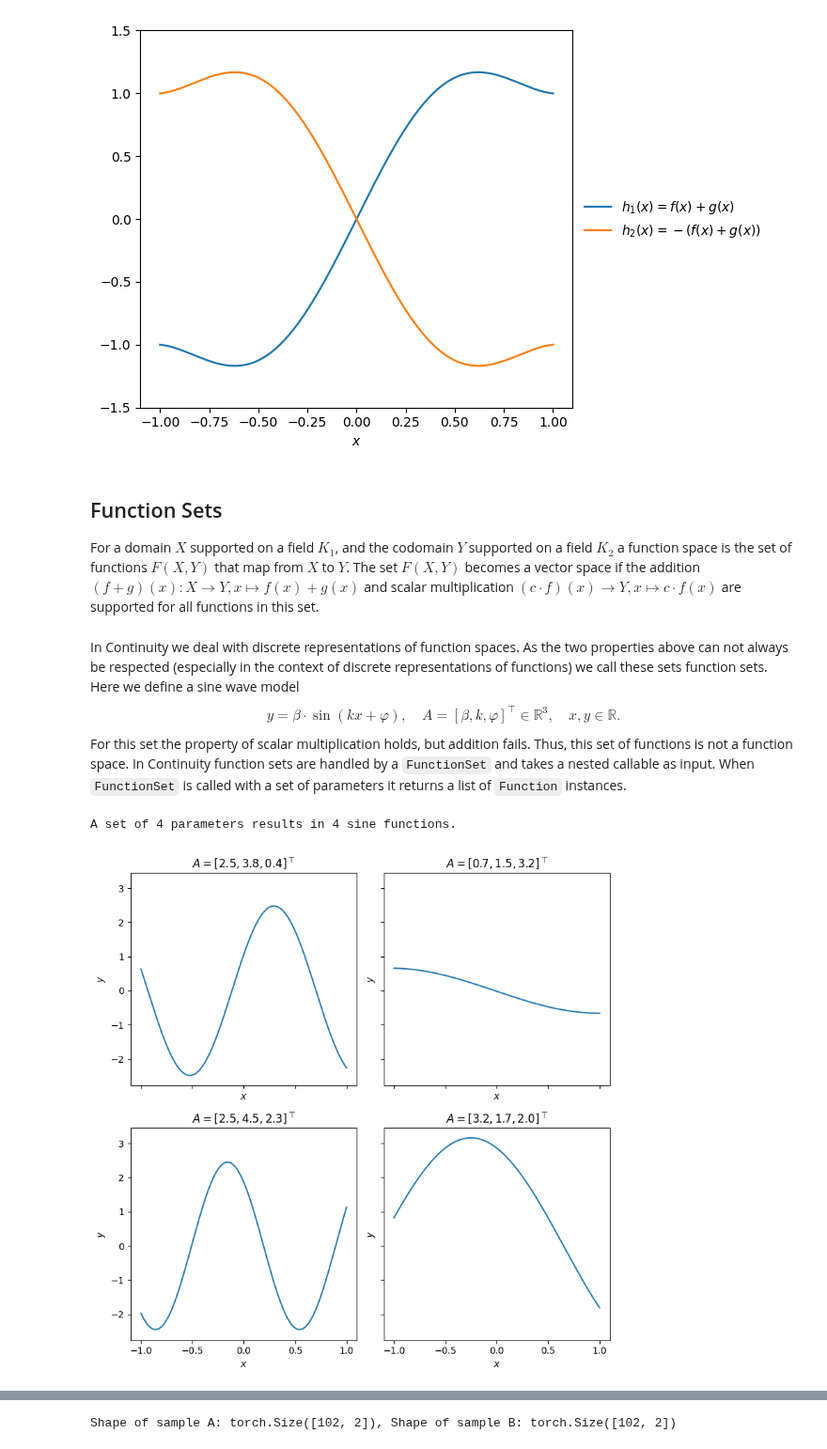
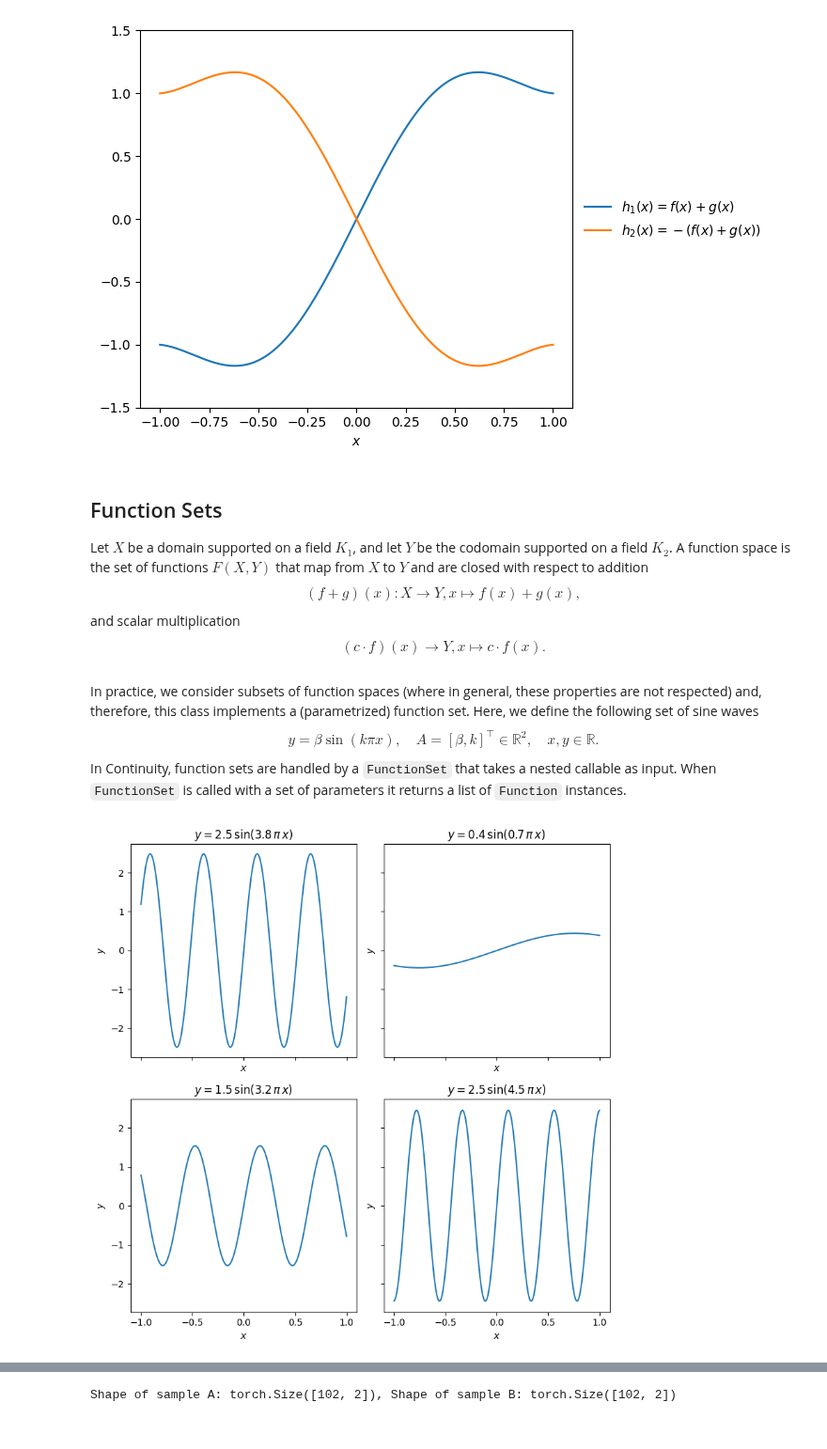
Before and after one commit to aai-institute/continuiti, a Jupyter notebook: examples/functions.ipynb, the cells around one changed output, grey strips where cells are left out. Shown at 94% size. Saved outputs shown, nothing was run; the diff lists cells and outputs as text; code cells hidden in the pictures.

```diff
--- a/examples/functions.ipynb
+++ b/examples/functions.ipynb
@@ -84,40 +84,44 @@ plt.tight_layout()
 # %% [markdown]
 ## Function Sets
 
- For a domain $X$ supported on a field $K_1$, and the codomain $Y$ supported on a field $K_2$ a function space is the set of functions $F(X, Y)$ that map from $X$ to $Y$. The set $F(X,Y)$ becomes a vector space if the addition $(f+g)(x):X \rightarrow Y, x\mapsto f(x)+g(x)$ and scalar multiplication $(c\cdot f)(x) \rightarrow Y, x\mapsto c\cdot f(x)$ are supported for all functions in this set.
+ Let $X$ be a domain supported on a field $K_1$, and let $Y$ be the codomain supported on a field $K_2$. A function space is the set of functions $F(X, Y)$ that map from $X$ to $Y$ and are closed with respect to addition
+ $$
+ (f+g)(x):X \rightarrow Y, x\mapsto f(x)+g(x),
+ $$
+ and scalar multiplication
+ $$
+ (c\cdot f)(x) \rightarrow Y, x\mapsto c\cdot f(x).
+ $$
 # %% [markdown]
-In Continuity we deal with discrete representations of function spaces. As the two properties above can not always be respected (especially in the context of discrete representations of functions) we call these sets function sets.
-Here we define a sine wave model
+In practice, we consider subsets of function spaces (where in general, these properties are not respected) and,
+    therefore, this class implements a (parametrized) function set.
+Here, we define the following set of sine waves
 $$
-y = \beta \cdot \sin(k x +\varphi ),\quad A=[\beta, k, \varphi]^\top\in\mathbb{R}^3,\quad x, y\in\mathbb{R}.
+y = \beta \sin(k\pi x),\quad A=[\beta, k]^\top\in\mathbb{R}^2,\quad x, y\in\mathbb{R}.
 $$
-For this set the property of scalar multiplication holds, but addition fails. Thus, this set of functions is not a function space. In Continuity function sets are handled by a `FunctionSet` and takes a nested callable as input.
+In Continuity, function sets are handled by a `FunctionSet` that takes a nested callable as input.
 When `FunctionSet` is called with a set of parameters it returns a list of `Function` instances.
 # %%
-from continuity.data.function_dataset import FunctionSet
+from continuity.data.function import FunctionSet
 
-sine_set = FunctionSet(lambda a: lambda x: a[0] * torch.sin(a[1] * x + a[2]))
+sine_set = FunctionSet(lambda a: Function(lambda x: a[0] * torch.sin(a[1] * torch.pi * x)))
 
-parameters = 5 * torch.rand(4, 3)  # 4 sets of 3 parameters
+parameters = 5 * torch.rand(4, 2)  # 4 sets of 2 parameters
 
 sines = sine_set(parameters)
-
-print(f"A set of {parameters.size(0)} parameters results in {len(sines)} sine functions.")
-# %% [output]
-A set of 4 parameters results in 4 sine functions.
 # %%
 fig, axs = plt.subplots(2, 2, figsize=(8, 8), sharex=True, sharey=True)
 
 for i, (pi, sine) in enumerate(zip(parameters, sines)):
     row, col = i // 2, i % 2
     param = [f'{nbr: .1f}' for nbr in pi.tolist()]
     axs[row, col].plot(x_plot, sine(x_plot))
-    axs[row, col].title.set_text(rf"$A=[{','.join(param)}]^\top$")
+    axs[row, col].title.set_text(rf"$y={param[0]}\,\sin({param[1]}\,\pi\,x)$")
     axs[row, col].set_xlabel("$x$")
     axs[row, col].set_ylabel("$y$")
 fig.tight_layout()
 # %% [output]
-[figure, old version]
+[figure, new version]
 # %% [markdown]
 ## Sampler
 
```
Also changed, not shown: parts of 14 cells of this notebook, 11 other files.
